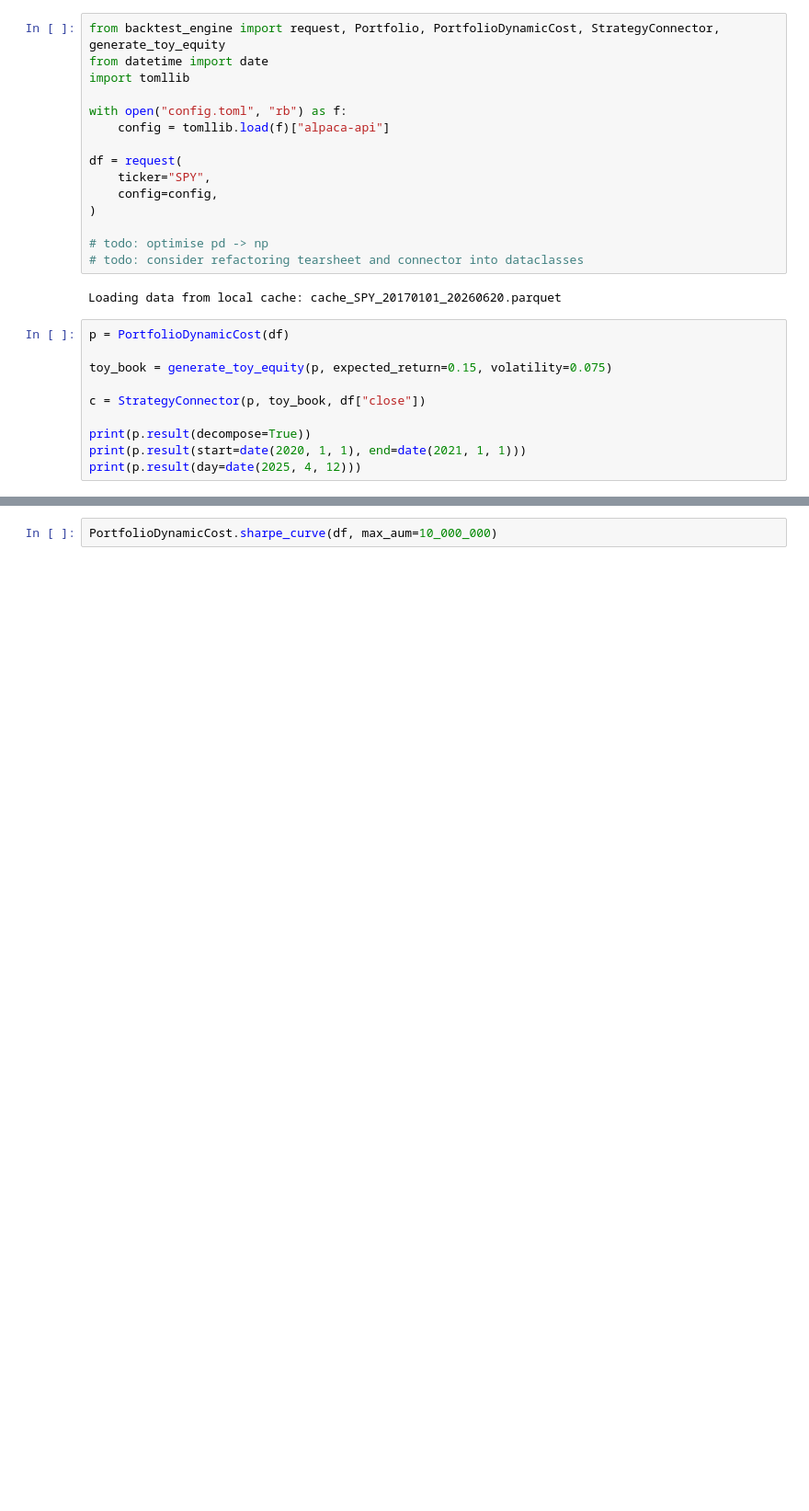
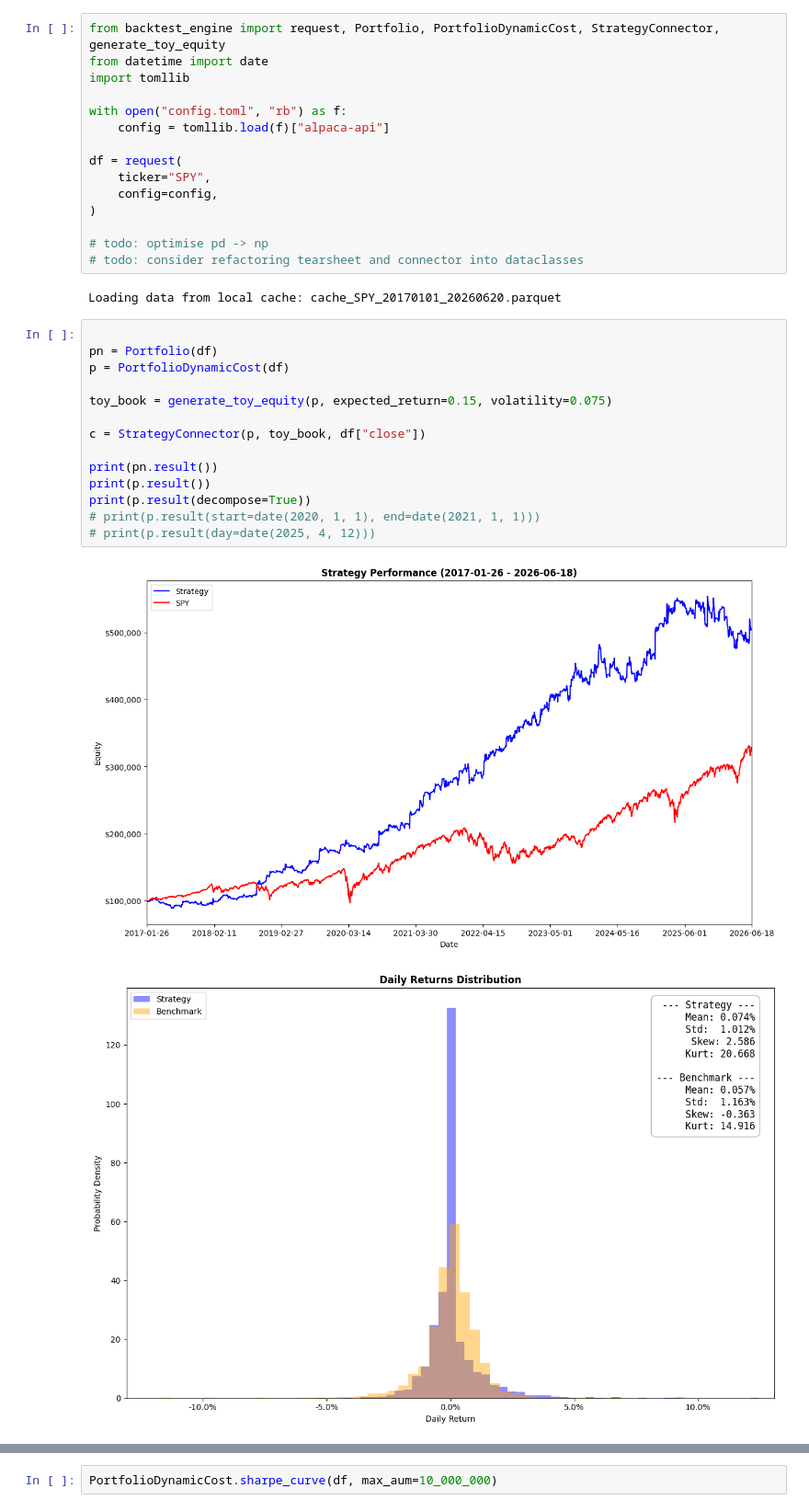
Before and after one commit to nip403/SPY-Strategy-Backtest, a Jupyter notebook: main.ipynb, the cells around one changed output, grey strips where cells are left out. Shown at 92% size. Cells and saved outputs as stored; diff of their text form; blank space fills up the shorter version.

```diff
--- a/main.ipynb
+++ b/main.ipynb
@@ -16,12 +16,19 @@ df = request(
 # %% [output]
 Loading data from local cache: cache_SPY_20170101_20260620.parquet
 # %%
+
+pn = Portfolio(df)
 p = PortfolioDynamicCost(df)
 
 toy_book = generate_toy_equity(p, expected_return=0.15, volatility=0.075)
 
 c = StrategyConnector(p, toy_book, df["close"])
 
+print(pn.result())
+print(p.result())
 print(p.result(decompose=True))
-print(p.result(start=date(2020, 1, 1), end=date(2021, 1, 1)))
-print(p.result(day=date(2025, 4, 12)))
+# print(p.result(start=date(2020, 1, 1), end=date(2021, 1, 1)))
+# print(p.result(day=date(2025, 4, 12)))
+# %% [output]
+[figure, added]
+[figure, added]
```
Also changed, not shown: parts of 2 cells of this notebook, 1 other file.
